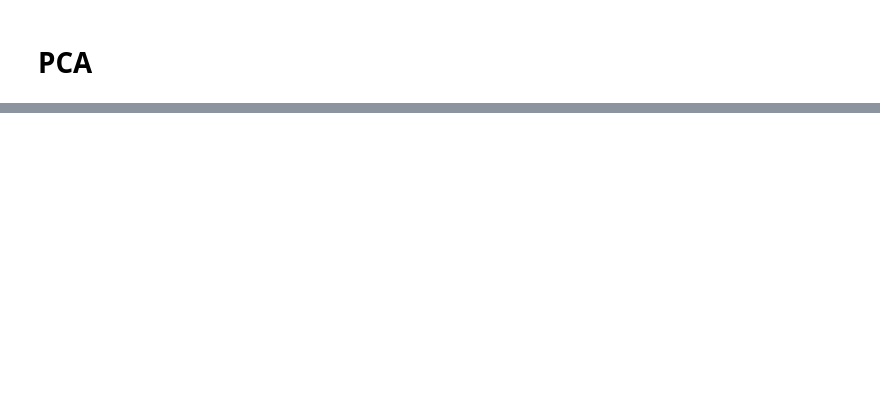
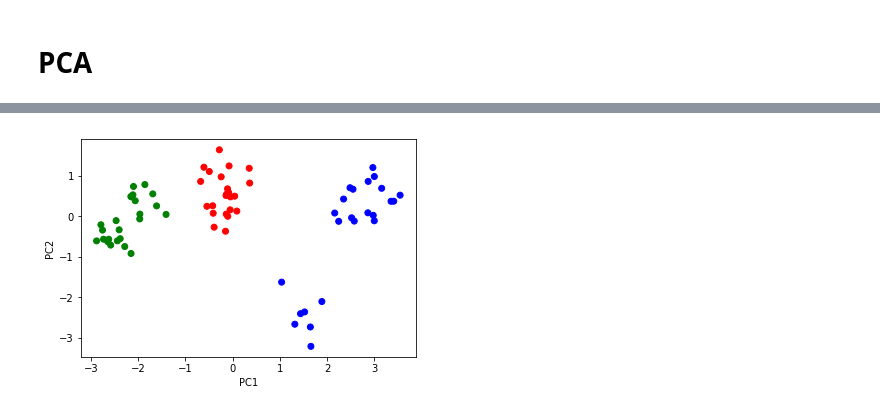
Before and after one commit to holypolarpanda7/S19-team2-project, a Jupyter notebook: PCA.ipynb, the cells around one changed output, grey strips where cells are left out. Cells and saved outputs as stored; diff of their text form; code cells hidden in the pictures; blank space fills up the shorter version.

```diff
--- a/PCA.ipynb
+++ b/PCA.ipynb
@@ -9,0 +87,12 @@ NameError: name 'np' is not defined
+# %%
+# The x and y values come from the two
+# Principal Components and the colors for
+# each point are selected based on the
+# corresponding class for each point...
+plt.scatter(PCs[:,0],PCs[:,1],
+color=[['red','green','blue'][i] for i in Y.astype(int)])
+plt.xlabel("PC1")
+plt.ylabel("PC2")
+plt.show()
+# %% [output]
+[figure, added]
```
Also changed, not shown: parts of 8 cells of this notebook.
